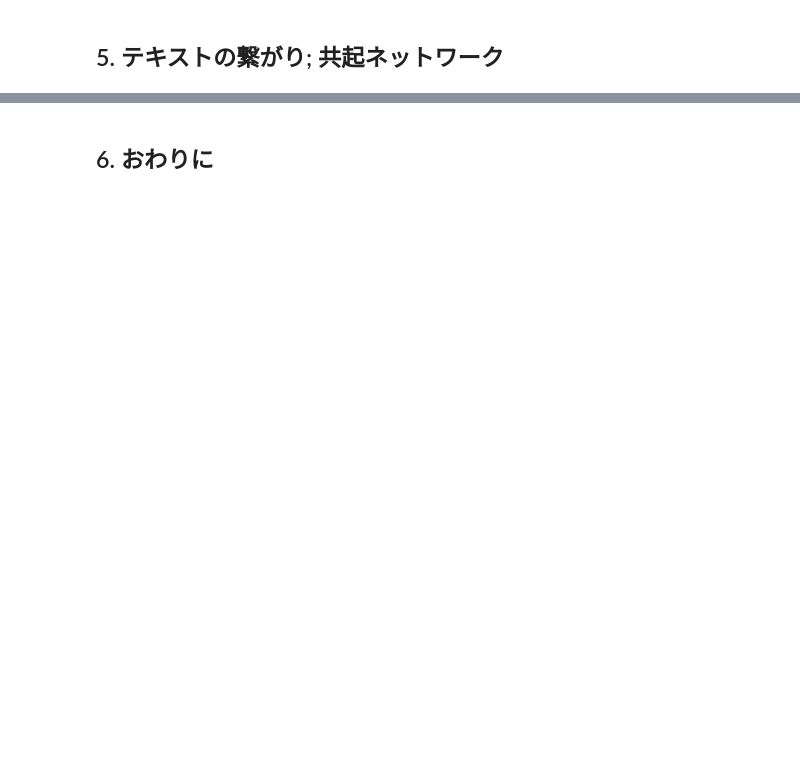
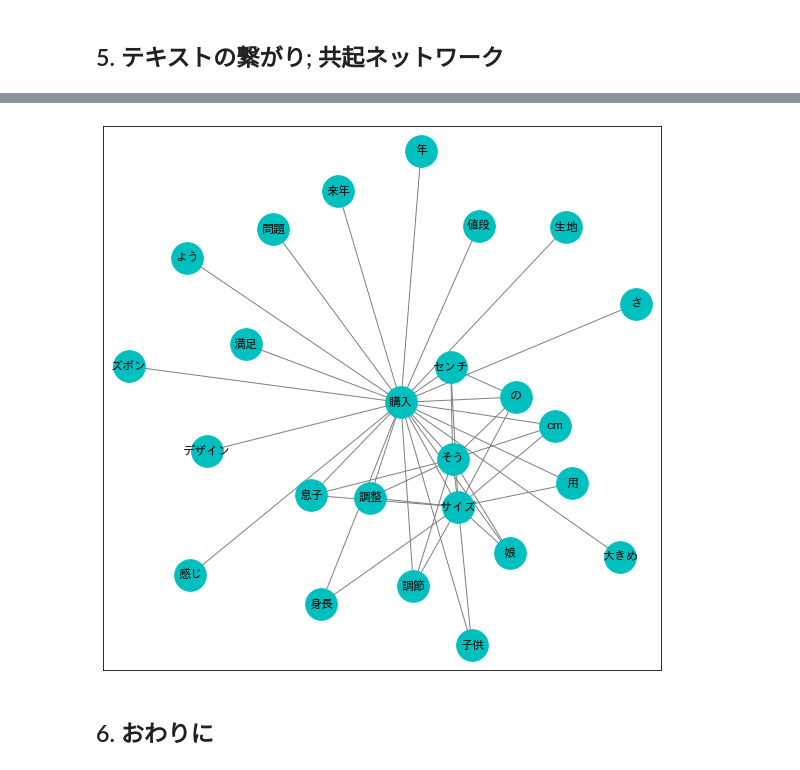
Before and after one commit to TomoyaOzawa-DA/Datact, a Jupyter notebook: TextMining/TextMining.ipynb, the cells around one changed output, grey strips where cells are left out. Cells and saved outputs as stored; diff of their text form; code cells hidden in the pictures; blank space fills up the shorter version.

Commit message:
add Co-occurrence network

```diff
--- a/TextMining/TextMining.ipynb
+++ b/TextMining/TextMining.ipynb
@@ -234,0 +325,4 @@ plt.show()
+# %%
+# 数字を抜く, regex=Trueで正規表現を使える
+df_high[0] = df_high[0].str.replace(r'\d', '', regex=True)
+df_high.head()
@@ -234,0 +336,2 @@ plt.show()
+# %%
+list_high = df_high[0].values.tolist()
@@ -234,0 +391,5 @@ plt.show()
+# %%
+tops = sorted(
+    cnt_pairs.items(),
+    key=lambda x: x[1], reverse=True
+    )[:50]
@@ -234,0 +398,15 @@ plt.show()
+# %%
+noun_1 = []
+noun_2 = []
+frequency = []
+
+# データフレームの作成
+for n,f in tops:
+    noun_1.append(n[0])
+    noun_2.append(n[1])
+    frequency.append(f)
+
+df = pd.DataFrame({'前出名詞': noun_1, '後出名詞': noun_2, '出現頻度': frequency})
+
+# 重み付きデータの設定
+weighted_edges = np.array(df)
@@ -235,2 +421,20 @@ plt.show()
+# %%
+# グラフオブジェクトの生成
+G = nx.Graph()
+
+# 重み付きデータの読み込み
+G.add_weighted_edges_from(weighted_edges)
+
+# ネットワーク図の描画
+plt.figure(figsize=(10,10))
+nx.draw_networkx(G,
+                 node_color = "c",
+                 node_size = 1000,
+                 edge_color = "gray",
+                 font_family = "IPAexGothic") # フォント指定
+
+plt.show()
+# %% [output]
+[figure, added]
 # %% [markdown]
 ## 6. おわりに<a class="anchor" id="final-bullet"></a>
```
Also changed, not shown: parts of 23 cells of this notebook.
